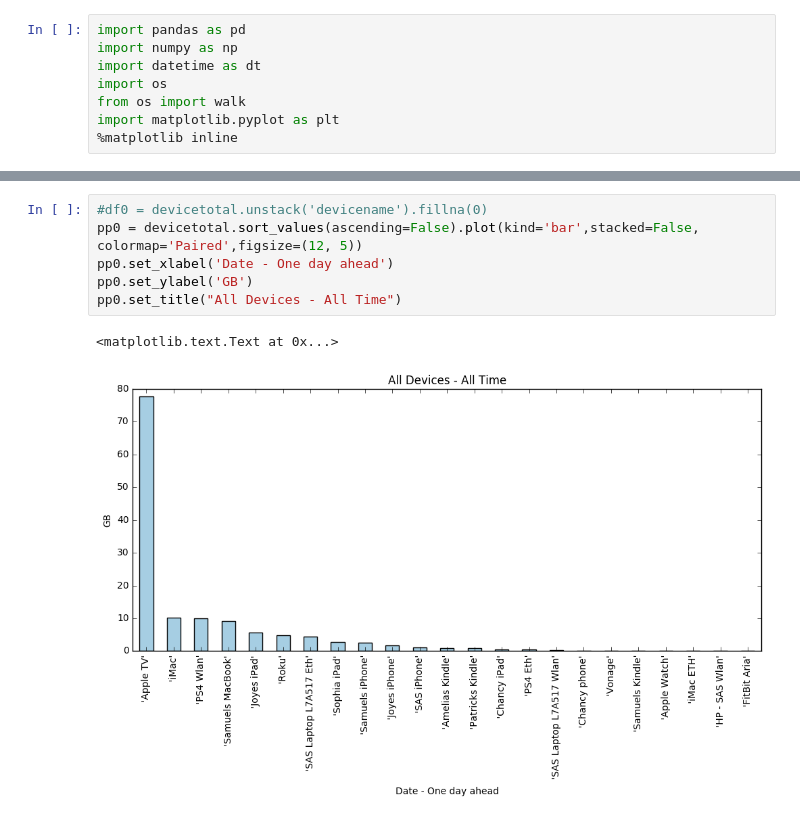
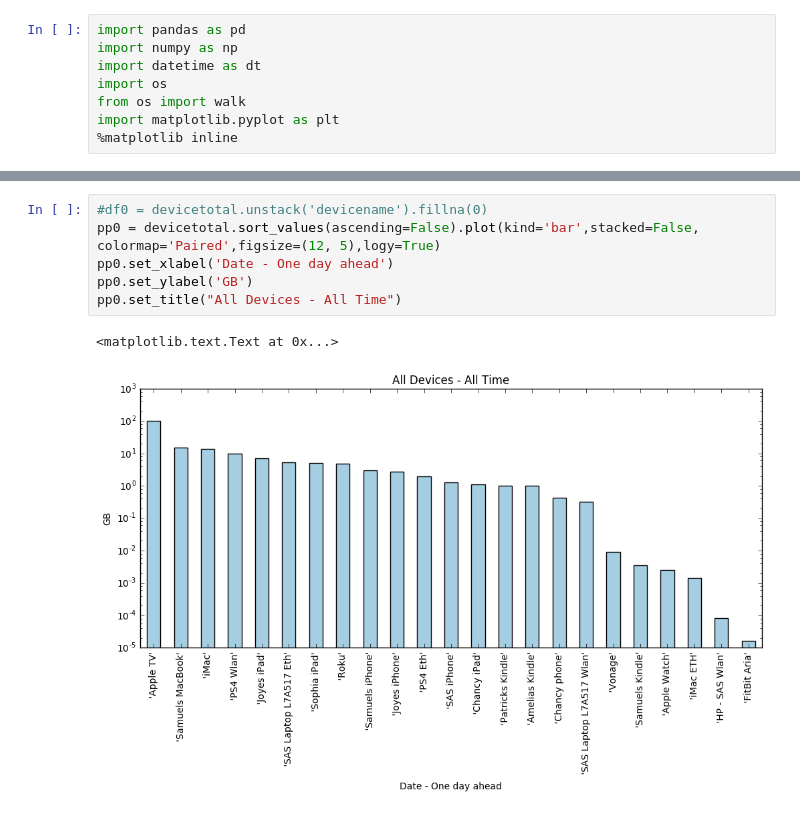
Before and after one commit to scoyote/Router-Tools, a Jupyter notebook: Parse Dailyfile.ipynb, the cells around one changed output, grey strips where cells are left out. Drawn from its saved outputs; the diff is of its cells as text.

```diff
--- a/Parse Dailyfile.ipynb
+++ b/Parse Dailyfile.ipynb
@@ -76,12 +56,12 @@ Name: totalGB, dtype: float64
 # %%
 #df0 = devicetotal.unstack('devicename').fillna(0)
-pp0 = devicetotal.sort_values(ascending=False).plot(kind='bar',stacked=False, colormap='Paired',figsize=(12, 5))
+pp0 = devicetotal.sort_values(ascending=False).plot(kind='bar',stacked=False, colormap='Paired',figsize=(12, 5),logy=True)
 pp0.set_xlabel('Date - One day ahead')
 pp0.set_ylabel('GB')
 pp0.set_title("All Devices - All Time")
 # %% [output]
 <matplotlib.text.Text at 0x...>
-[figure, old version]
+[figure, new version]
 # %%
 #df0 = devicetotal.unstack('devicename').fillna(0)
 pp0 = dailytotal.plot(kind='bar',stacked=False, colormap='Paired',figsize=(12, 5))
```
Also changed, not shown: parts of 10 cells of this notebook, 1 other file.
